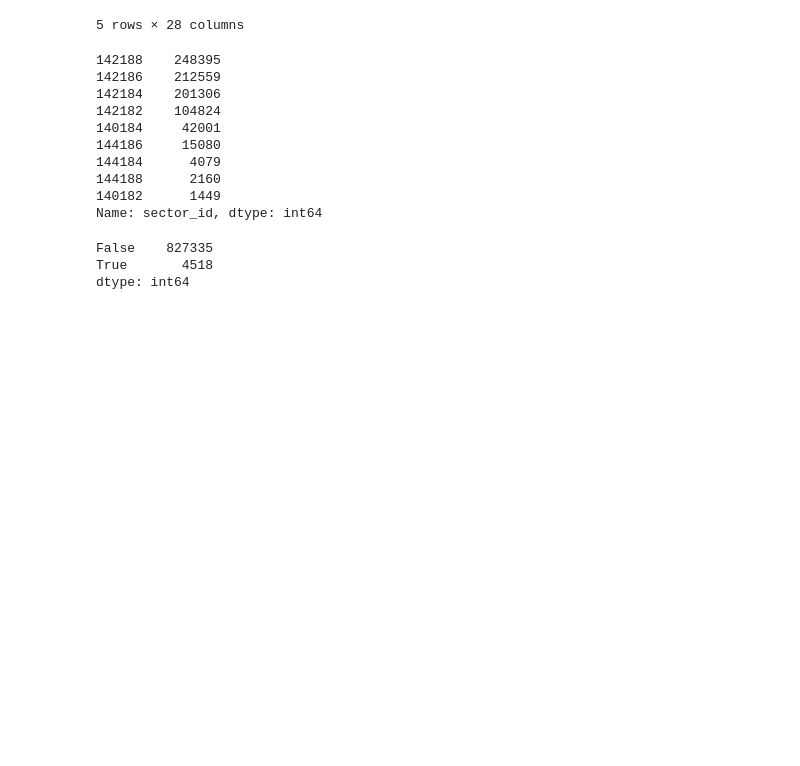
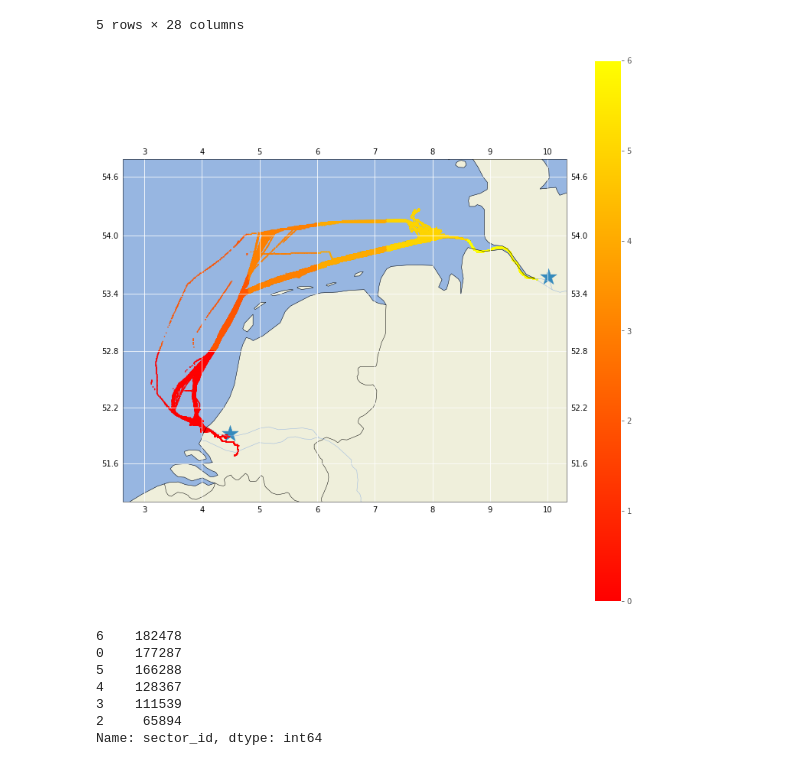
Before and after one commit to jank324/ais-predictor, a Jupyter notebook: data/filter ROT-HAM data.ipynb, the cells around one changed output. Cells and saved outputs as stored; diff of their text form; code cells hidden in the pictures; blank space fills up the shorter version.

```diff
--- a/data/filter ROT-HAM data.ipynb
+++ b/data/filter ROT-HAM data.ipynb
@@ -252,3 +260,12 @@ ais_sectors['sector_id'] = ais_sectors['sector_id'].astype(int).astype(str)
+# %%
+# Assign sector IDs according to Longitude ranges (5 sectors for ROT-HAM route)
+ais_sectors = ais_tfeats.copy()
+ais_sectors.loc[(ais_sectors['Longitude'] <= 4.8) & (ais_sectors['Latitude'] <= 52.8), 'sector_id'] = '0'
+ais_sectors.loc[(ais_sectors['Longitude'] <= 4.8) & (ais_sectors['Latitude'] > 52.8), 'sector_id'] = '2'
+ais_sectors.loc[(ais_sectors['Longitude'] > 4.8) & (ais_sectors['Longitude'] <= 6.0), 'sector_id'] = '3'
+ais_sectors.loc[(ais_sectors['Longitude'] > 6.0) & (ais_sectors['Longitude'] <= 7.2), 'sector_id'] = '4'
+ais_sectors.loc[(ais_sectors['Longitude'] > 7.2) & (ais_sectors['Longitude'] <= 8.6), 'sector_id'] = '5'
+ais_sectors.loc[ais_sectors['Longitude'] > 8.6, 'sector_id'] = '6'
 # %%
 ais_sectors.head()
 # %% [output]
@@ -259,24 +276,17 @@ ais_sectors.head()
 | 3 | 21109 | 51.94 | 4.05 | 2016-01-21 04:32:00 | 53.53 | 9.91 | 2016-01-22 05:09:00 | 2016-01-21 22:07:00 | ... |
 | 4 | 21109 | 51.94 | 4.05 | 2016-01-21 04:32:00 | 53.53 | 9.91 | 2016-01-22 05:09:00 | 2016-01-21 22:08:00 | ... |
 5 rows × 28 columns
+# %%
+aismap.col_plot_to_map(size = (13, 13), longitude = ais_sectors['Longitude'], latitude = ais_sectors['Latitude'], col = ais_sectors['sector_id'])
+# %% [output]
+[figure, added]
 # %%
 ais_sectors['sector_id'].value_counts()
 # %% [output]
-142188    248395
-142186    212559
-142184    201306
-142182    104824
-140184     42001
-144186     15080
-144184      4079
-144188      2160
-140182      1449
+6    182478
+0    177287
+5    166288
+4    128367
+3    111539
+2     65894
 Name: sector_id, dtype: int64
-# %%
-ais_secleav = ais_sectors.copy().sort_values(by = ['TripID', 'time'])
-ais_secleav['next_sector_id'] = ais_secleav['sector_id'].shift(-1)
-ais_secleav['sector_id'].ne(ais_secleav['next_sector_id']).value_counts()
-# %% [output]
-False    827335
-True       4518
-dtype: int64
```
Also changed, not shown: parts of 11 cells of this notebook.
